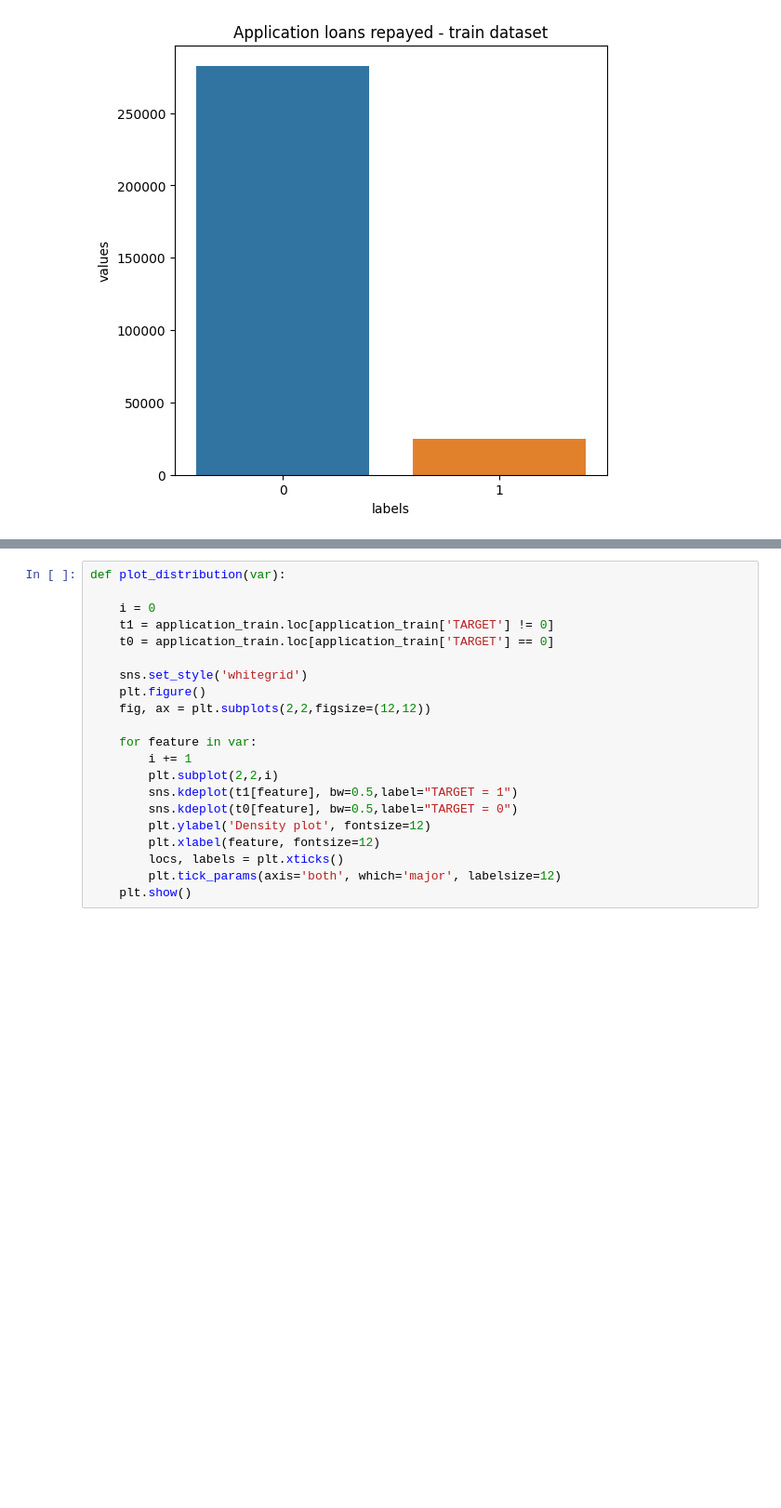
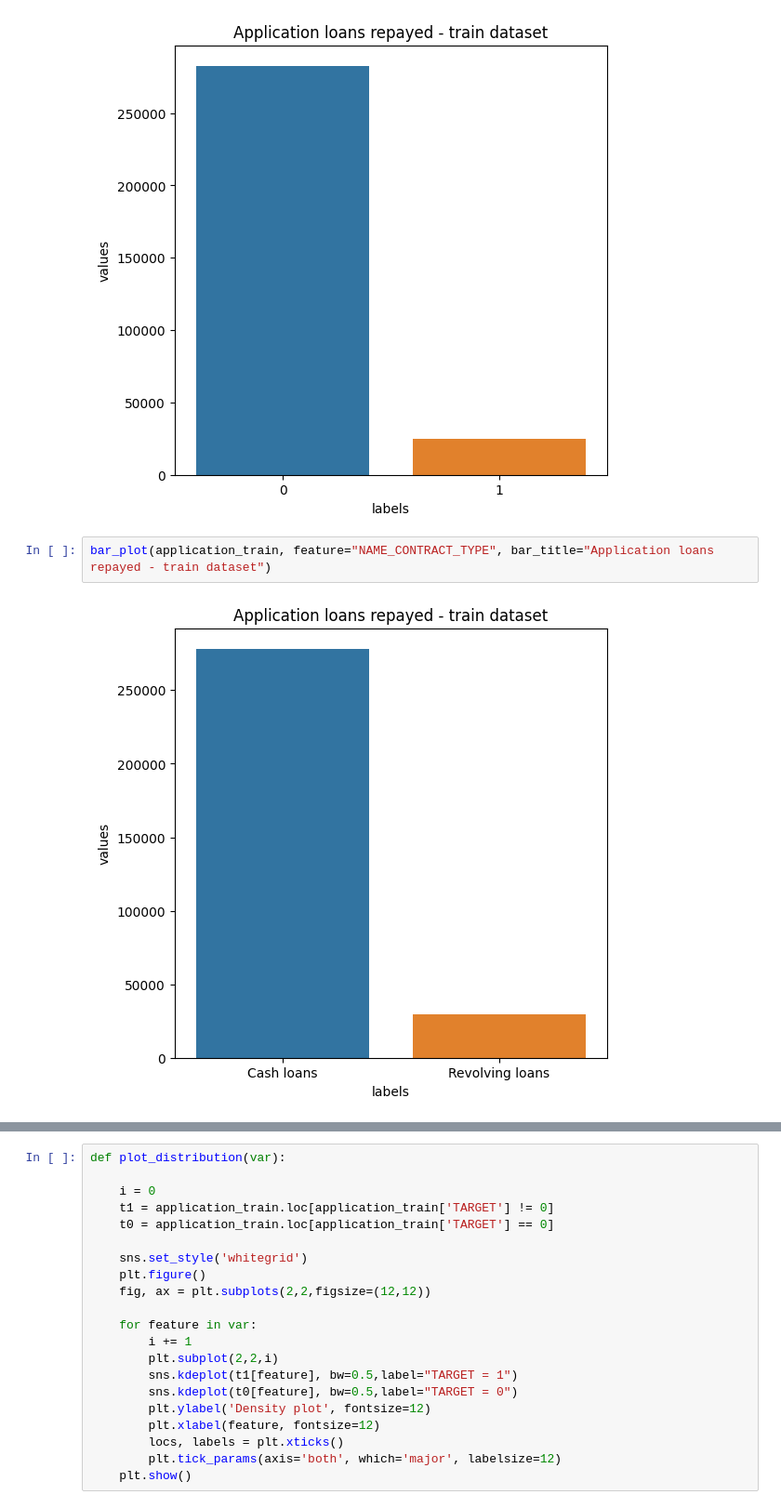
Before and after one commit to DaiTensa/projetscoring, a Jupyter notebook: notebook/01_EDA.ipynb, the cells around one changed output, grey strips where cells are left out. Shown at 93% size. Saved outputs shown, nothing was run; the diff lists cells and outputs as text; blank space fills up the shorter version.

```diff
--- a/notebook/01_EDA.ipynb
+++ b/notebook/01_EDA.ipynb
@@ -618,3 +667,7 @@ Notre ensemble de données est très déséquilibré, De toutes les lignes prés
 bar_plot(application_train, feature="TARGET", bar_title="Application loans repayed - train dataset")
 # %% [output]
 [figure]
+# %%
+bar_plot(application_train, feature="NAME_CONTRACT_TYPE", bar_title="Application loans repayed - train dataset")
+# %% [output]
+[figure, added]
```
Also changed, not shown: parts of 8 cells of this notebook, 2 other files.
